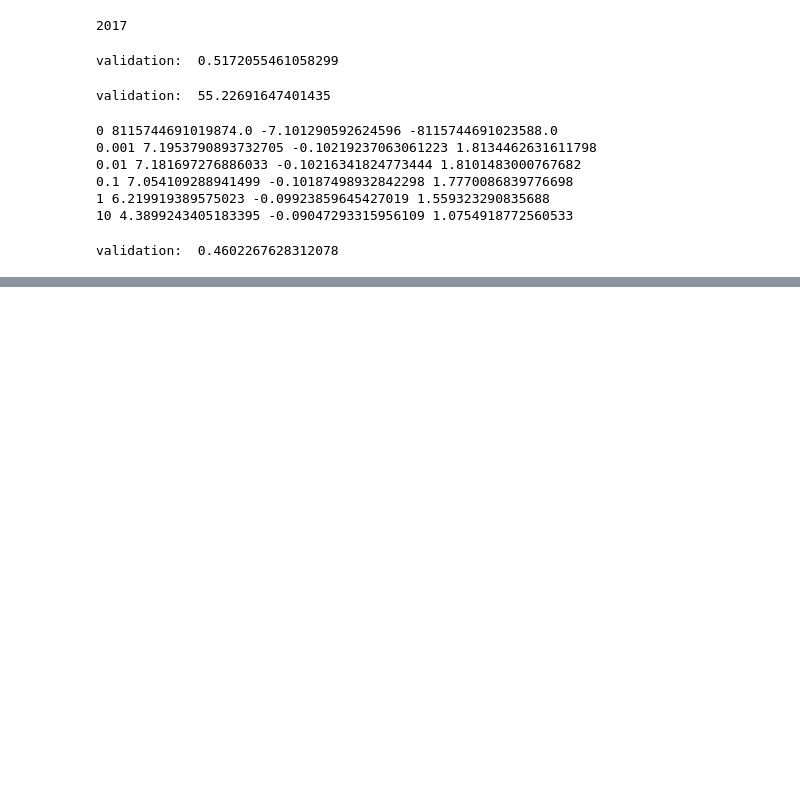
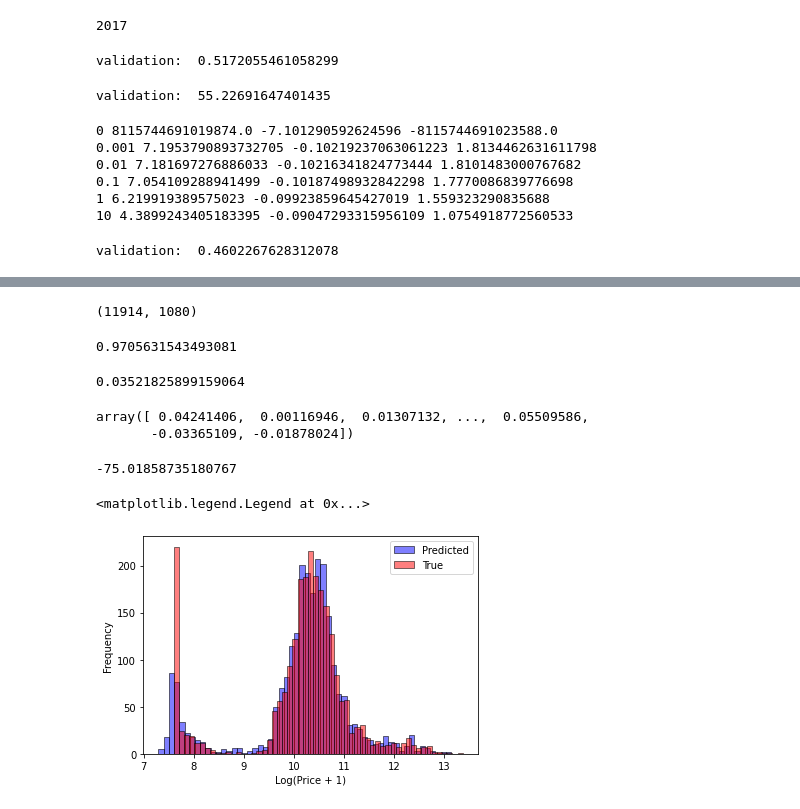
Before and after one commit to alextanhongpin/machine-learning-bootcamp, a Jupyter notebook: 02_predicting_car_prices.ipynb, the cells around one changed output, grey strips where cells are left out. Drawn from its saved outputs; the diff is of its cells as text; code cells hidden in the pictures; blank space fills up the shorter version.

```diff
--- a/02_predicting_car_prices.ipynb
+++ b/02_predicting_car_prices.ipynb
@@ -344,0 +427,42 @@ validation:  0.4602267628312078
+# %%
+X = df[[col for col in df.columns if col != "msrp"]]
+y = np.log1p(df["msrp"].values)
+
+X = pd.get_dummies(X)
+X.shape
+# %% [output]
+(11914, 1080)
+# %%
+from sklearn.model_selection import train_test_split
+
+X_train, X_test, y_train, y_test = train_test_split(X, y, test_size=0.2, random_state=0)
+# %%
+reg = LinearRegression().fit(X_train, y_train)
+reg.score(X_test, y_test)
+# %% [output]
+0.9705631543493081
+# %%
+from sklearn.metrics import mean_squared_error
+
+y_pred = reg.predict(X_test)
+mean_squared_error(y_test, y_pred)
+# %% [output]
+0.03521825899159064
+# %%
+reg.coef_
+# %% [output]
+array([ 0.04241406,  0.00116946,  0.01307132, ...,  0.05509586,
+       -0.03365109, -0.01878024])
+# %%
+reg.intercept_
+# %% [output]
+-75.01858735180767
+# %%
+sns.histplot(y_pred, color="blue", alpha=0.5, label="Predicted")
+sns.histplot(y_test, color="red", alpha=0.5, label="True")
+plt.xlabel("Log(Price + 1)")
+plt.ylabel("Frequency")
+plt.legend()
+# %% [output]
+<matplotlib.legend.Legend at 0x...>
+[figure, added]
```
Also changed, not shown: parts of 5 cells of this notebook.
